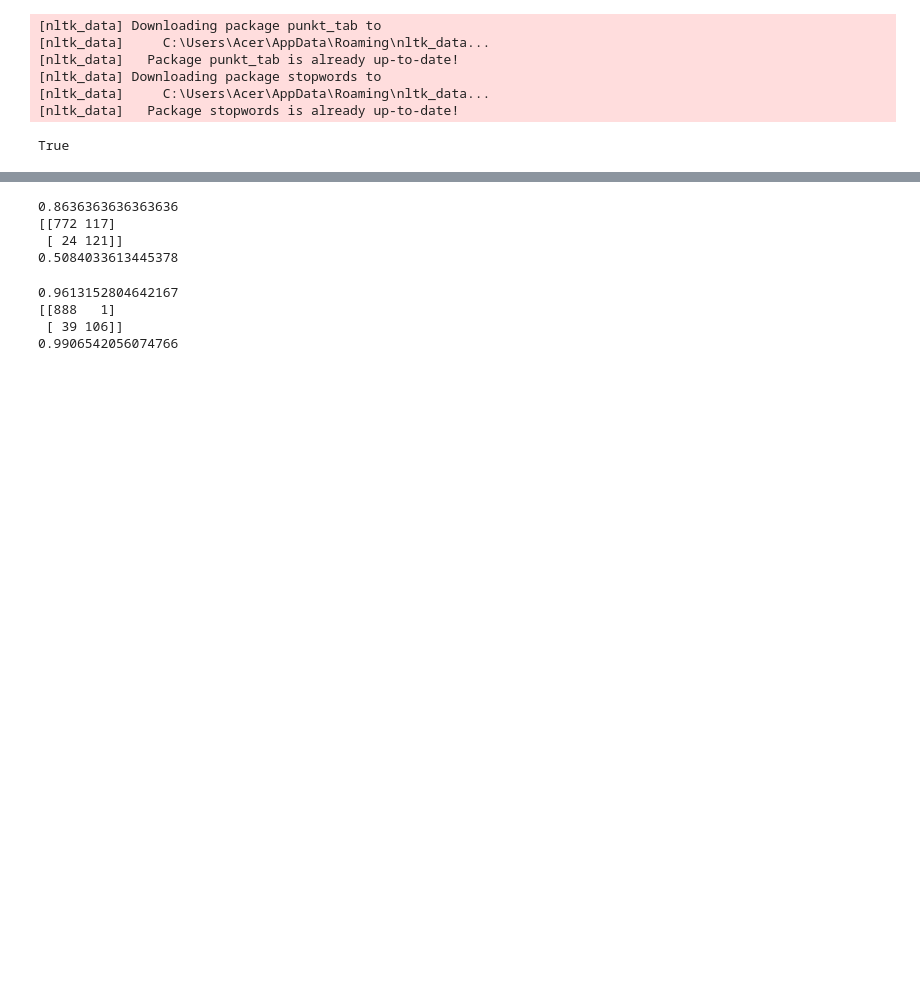
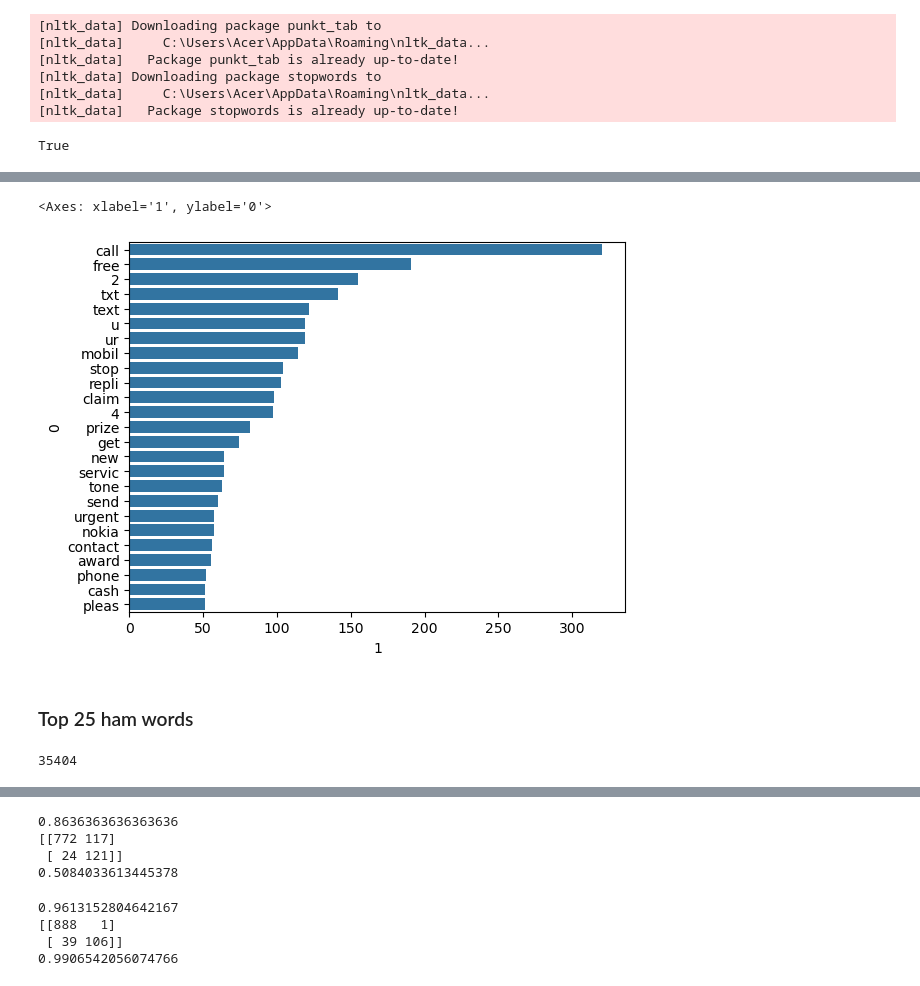
Before and after one commit to ShivRam013/Spam-Predictor, a Jupyter notebook: spam_py_code.ipynb, the cells around one changed output, grey strips where cells are left out. Drawn from its saved outputs; the diff is of its cells as text; code cells hidden in the pictures; blank space fills up the shorter version.

```diff
--- a/spam_py_code.ipynb
+++ b/spam_py_code.ipynb
@@ -89,0 +113,5 @@ Y = dataset["target"]
+# %%
+top_spam = []
+for msg in dataset[dataset["target"] == 1]["transformed_text"].tolist():
+    for word in msg.split():
+        top_spam.append(word)
@@ -89,0 +122,9 @@ Y = dataset["target"]
+# %%
+from collections import Counter
+ts = pd.DataFrame(Counter(top_spam).most_common(25))
+sns.barplot(x=ts[1], y=ts[0])
+# %% [output]
+<Axes: xlabel='1', ylabel='0'>
+[figure, added]
+# %% [markdown]
+### Top 25 ham words
@@ -89,0 +136,4 @@ Y = dataset["target"]
+# %%
+len(top_ham)
+# %% [output]
+35404
```
Also changed, not shown: parts of 23 cells of this notebook.
